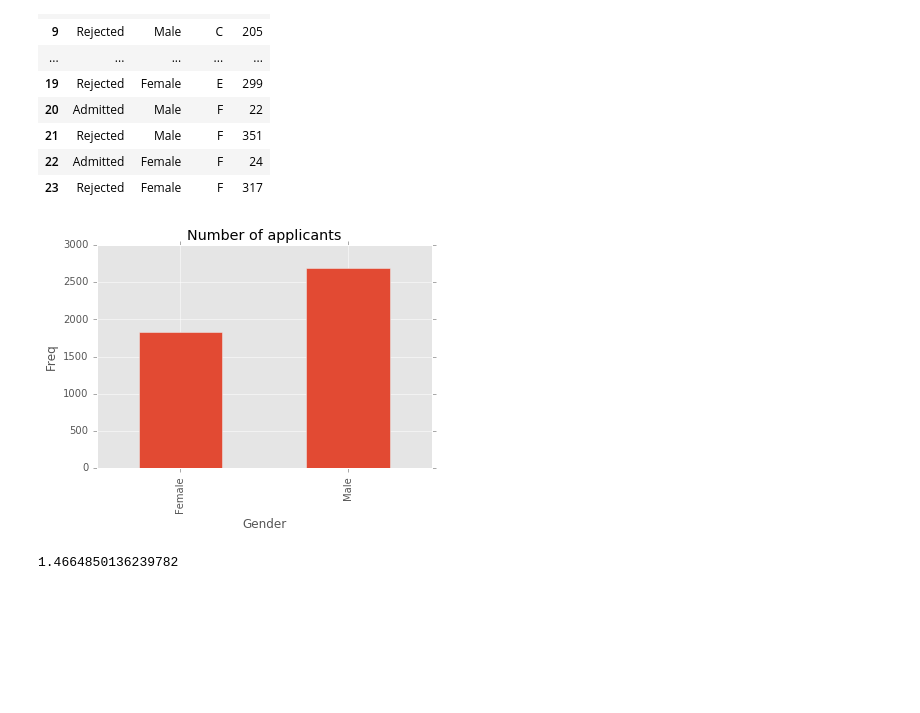
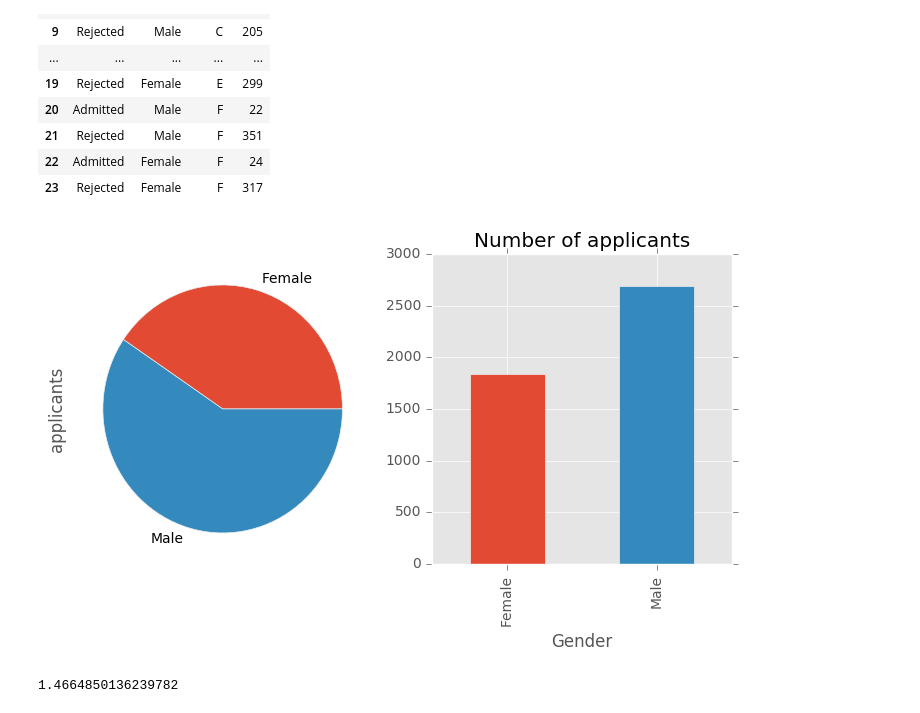
Before and after one commit to Paliking/TC_tasks, a Jupyter notebook: recruitment_task.ipynb, the cells around one changed output. Cells and saved outputs as stored; diff of their text form; code cells hidden in the pictures; blank space fills up the shorter version.

```diff
--- a/recruitment_task.ipynb
+++ b/recruitment_task.ipynb
@@ -50,15 +55,17 @@ df
 # %%
 #possible status
 pos_status = ['Rejected', 'Admitted']
-# plot number of applicants
+
 df_uni = df.groupby('Gender').sum()
 df_uni.columns = ['applicants']
-df_uni.plot(kind='bar', legend=False)
-plt.ylabel('Freq')
+# plot number of applicants
+fig, axes = plt.subplots(nrows=1, ncols=2)
+df_uni['applicants'].plot(kind='bar', legend=False, ax=axes[1], color=plt.rcParams['axes.prop_cycle'].by_key()['color'][:2])
+df_uni['applicants'].plot(kind='pie', legend=False, ax=axes[0], figsize=(8.5, 4))
 plt.title('Number of applicants')
 plt.show()
 # %% [output]
-[figure, old version]
+[figure, new version]
 # %%
 df_uni.ix['Male', 'applicants'] / df_uni.ix['Female', 'applicants']
 # %% [output]
```
Also changed, not shown: parts of 54 cells of this notebook, 1 other file.
